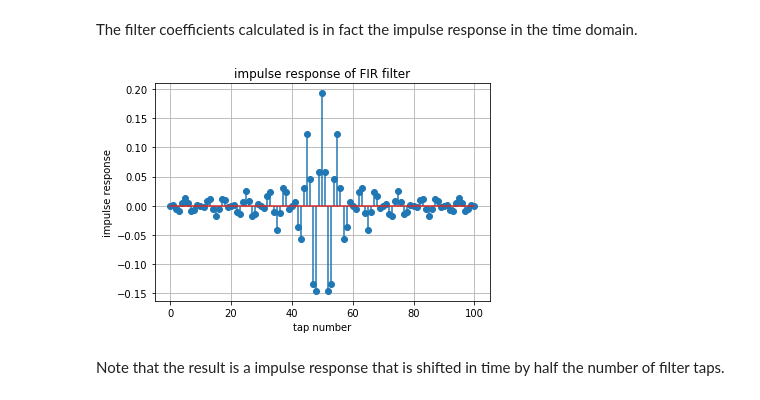
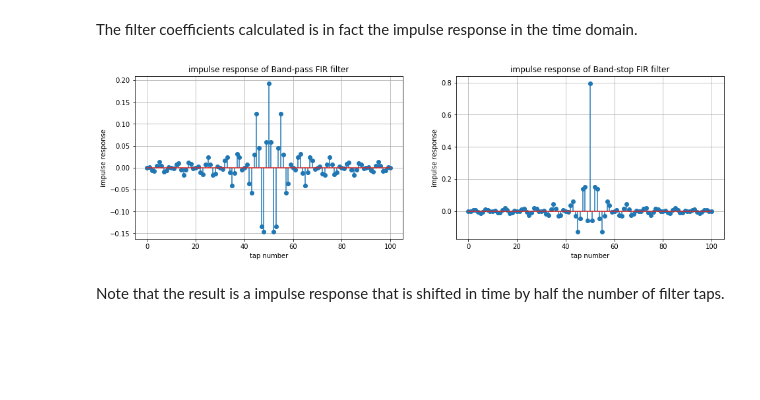
Before and after one commit to jupyterphysics/SystemsSignalsModels, a Jupyter notebook: H25p5_FIRFilterDesign.ipynb, the cells around one changed output. Saved outputs shown, nothing was run; the diff lists cells and outputs as text; code cells hidden in the pictures; blank space fills up the shorter version.

```diff
--- a/H25p5_FIRFilterDesign.ipynb
+++ b/H25p5_FIRFilterDesign.ipynb
@@ -53,4 +53,4 @@ The filter to be designed is a FIR filter using the window method.
 Calculate the filter coefficients.
 Modify the definitions below to change to a high-pass filter (or band-pass filter in case you defined an array of two cut-off frequencies).
 # %%
-a = sig.firwin(ntap,cutoff,window='boxcar',pass_zero = False)
+a1 = sig.firwin(ntap,cutoff,window='boxcar',pass_zero = False)
@@ -76,0 +57,2 @@ array([-3.60411471e-17,  1.19435183e-03, -6.07153809e-03, -8.53455856e-03,
+# %%
+a2 = sig.firwin(ntap,cutoff,window='boxcar',pass_zero = True)
@@ -79,14 +81,22 @@ array([-3.60411471e-17,  1.19435183e-03, -6.07153809e-03, -8.53455856e-03,
 # %% [markdown]
 The filter coefficients calculated is in fact the impulse response in the time domain.
 # %%
-plt.stem(a,use_line_collection=True)
+plt.figure(figsize=(16,10))
+plt.subplot(221)
+plt.stem(a1,use_line_collection=True)
 plt.xlabel('tap number')
 plt.ylabel('impulse response')
 plt.grid()
-plt.title('impulse response of FIR filter')
+plt.title('impulse response of Band-pass FIR filter')
+plt.subplot(222)
+plt.stem(a2,use_line_collection=True)
+plt.xlabel('tap number')
+plt.ylabel('impulse response')
+plt.grid()
+plt.title('impulse response of Band-stop FIR filter')
 plt.show()
 # %% [output]
-[figure, old version]
+[figure, new version]
 # %% [markdown]
 Note that the result is a impulse response that is shifted in time by half the number of filter taps.
 # %% [markdown]
```
Also changed, not shown: parts of 13 cells of this notebook, 5 other files.
